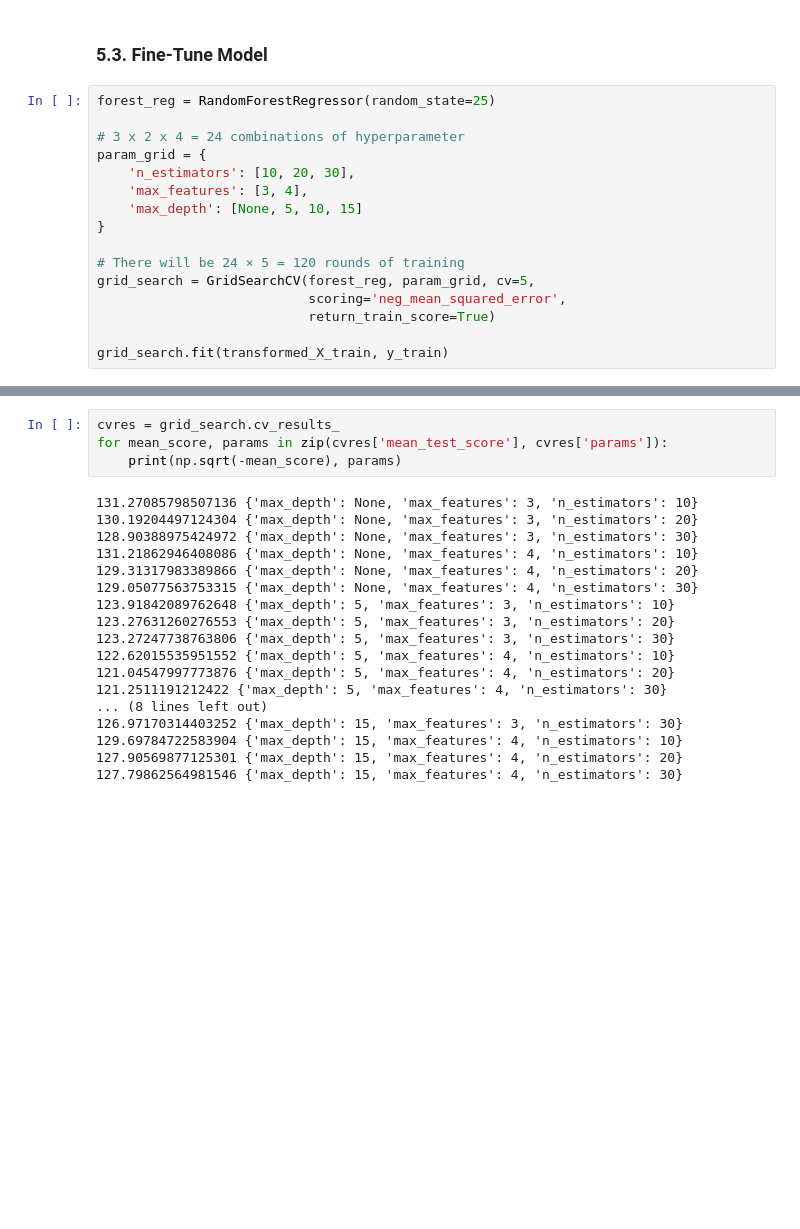
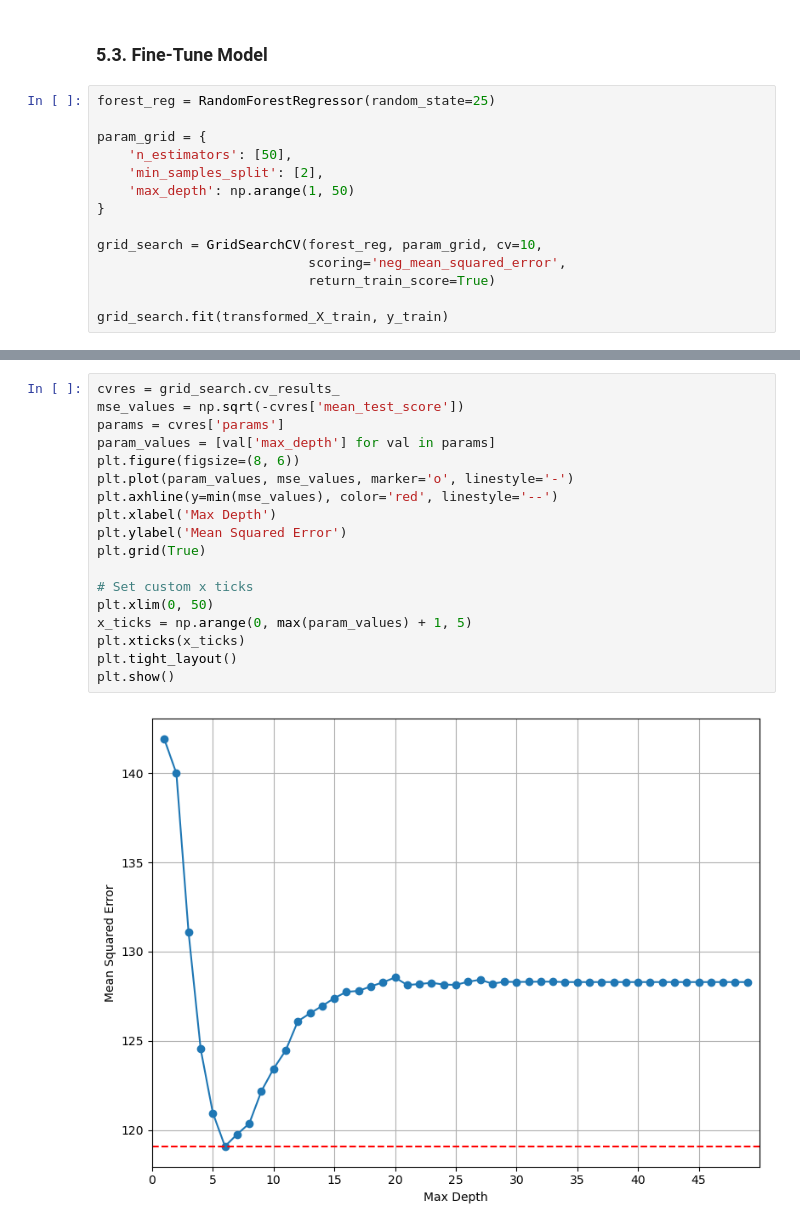
Before and after one commit to Khoa4chuwxA/Intro2DS-FinalProject, a Jupyter notebook: notebooks/4. Data Modeling.ipynb, the cells around one changed output, grey strips where cells are left out. Saved outputs shown, nothing was run; the diff lists cells and outputs as text; blank space fills up the shorter version.

```diff
--- a/notebooks/4. Data Modeling.ipynb
+++ b/notebooks/4. Data Modeling.ipynb
@@ -207,15 +237,13 @@ Standard deviation: 8.42052990592212
 # %%
 forest_reg = RandomForestRegressor(random_state=25)
 
-# 3 x 2 x 4 = 24 combinations of hyperparameter
 param_grid = {
-    'n_estimators': [10, 20, 30],
-    'max_features': [3, 4],
-    'max_depth': [None, 5, 10, 15]
+    'n_estimators': [50],
+    'min_samples_split': [2],
+    'max_depth': np.arange(1, 50)
 }
 
-# There will be 24 × 5 = 120 rounds of training
-grid_search = GridSearchCV(forest_reg, param_grid, cv=5,
+grid_search = GridSearchCV(forest_reg, param_grid, cv=10,
                            scoring='neg_mean_squared_error',
                            return_train_score=True)
 
@@ -232,22 +262,20 @@ grid_search.best_params_
-# %%
-cvres = grid_search.cv_results_
-for mean_score, params in zip(cvres['mean_test_score'], cvres['params']):
-    print(np.sqrt(-mean_score), params)
-# %% [output]
-131.27085798507136 {'max_depth': None, 'max_features': 3, 'n_estimators': 10}
-130.19204497124304 {'max_depth': None, 'max_features': 3, 'n_estimators': 20}
-128.90388975424972 {'max_depth': None, 'max_features': 3, 'n_estimators': 30}
-131.21862946408086 {'max_depth': None, 'max_features': 4, 'n_estimators': 10}
-129.31317983389866 {'max_depth': None, 'max_features': 4, 'n_estimators': 20}
-129.05077563753315 {'max_depth': None, 'max_features': 4, 'n_estimators': 30}
-123.91842089762648 {'max_depth': 5, 'max_features': 3, 'n_estimators': 10}
-123.27631260276553 {'max_depth': 5, 'max_features': 3, 'n_estimators': 20}
-123.27247738763806 {'max_depth': 5, 'max_features': 3, 'n_estimators': 30}
-122.62015535951552 {'max_depth': 5, 'max_features': 4, 'n_estimators': 10}
-121.04547997773876 {'max_depth': 5, 'max_features': 4, 'n_estimators': 20}
-121.2511191212422 {'max_depth': 5, 'max_features': 4, 'n_estimators': 30}
-... (8 lines left out)
-126.97170314403252 {'max_depth': 15, 'max_features': 3, 'n_estimators': 30}
-129.69784722583904 {'max_depth': 15, 'max_features': 4, 'n_estimators': 10}
-127.90569877125301 {'max_depth': 15, 'max_features': 4, 'n_estimators': 20}
-127.79862564981546 {'max_depth': 15, 'max_features': 4, 'n_estimators': 30}
+# %%
+cvres = grid_search.cv_results_
+mse_values = np.sqrt(-cvres['mean_test_score'])
+params = cvres['params']
+param_values = [val['max_depth'] for val in params]
+plt.figure(figsize=(8, 6))
+plt.plot(param_values, mse_values, marker='o', linestyle='-')
+plt.axhline(y=min(mse_values), color='red', linestyle='--')
+plt.xlabel('Max Depth')
+plt.ylabel('Mean Squared Error')
+plt.grid(True)
+
+# Set custom x ticks
+plt.xlim(0, 50)
+x_ticks = np.arange(0, max(param_values) + 1, 5)
+plt.xticks(x_ticks)
+plt.tight_layout()
+plt.show()
+# %% [output]
+[figure, added]
```
Also changed, not shown: parts of 13 cells of this notebook.
